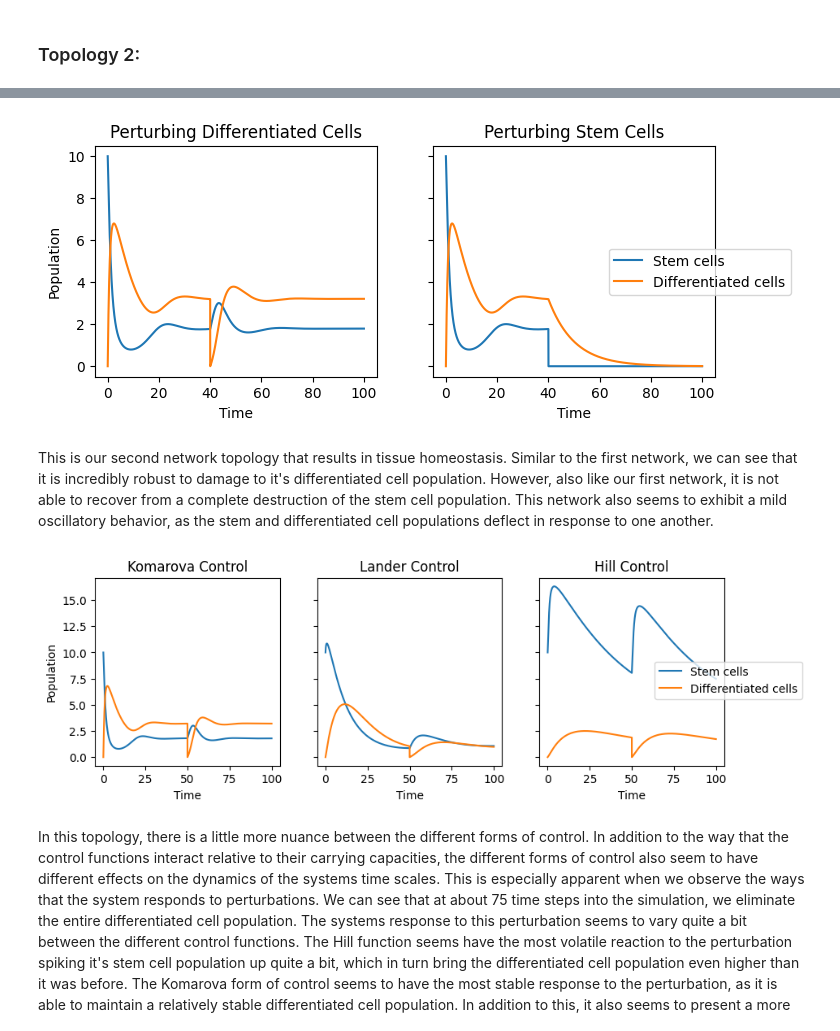
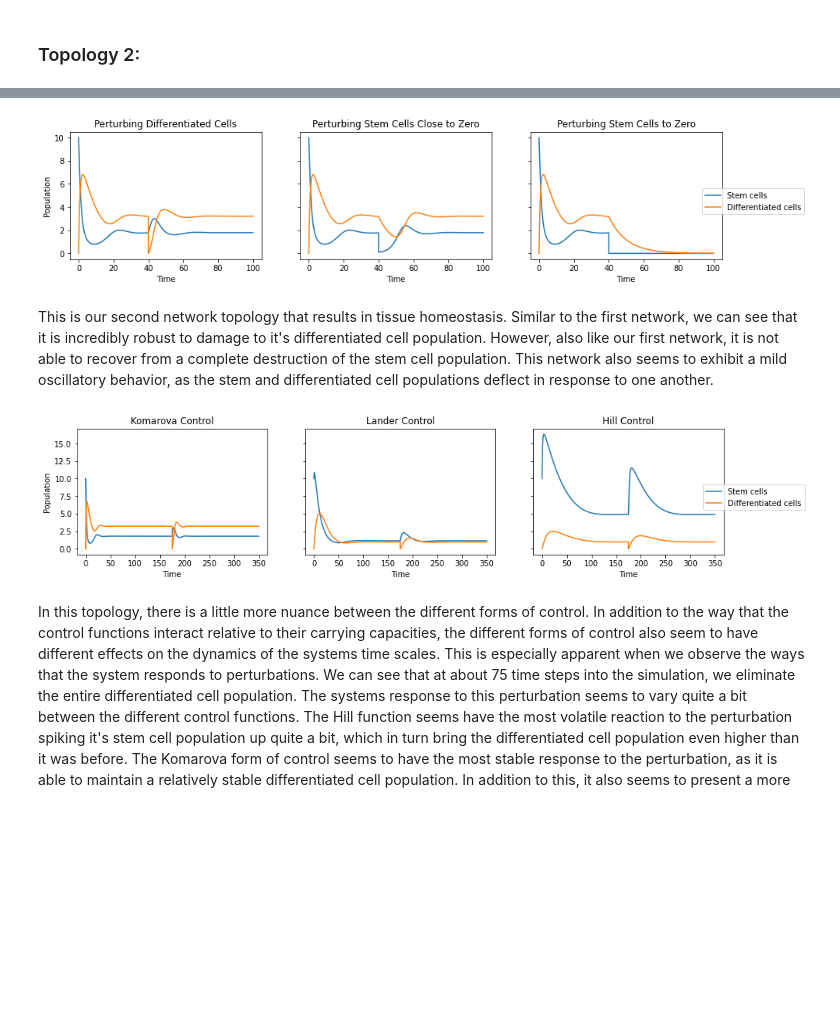
Before and after one commit to GJSeverino/Cell-Lineages, a Jupyter notebook: Nanohub_project.ipynb, the cells around one changed output, grey strips where cells are left out. Drawn from its saved outputs; the diff is of its cells as text; code cells hidden in the pictures; blank space fills up the shorter version.

```diff
--- a/Nanohub_project.ipynb
+++ b/Nanohub_project.ipynb
@@ -674,0 +696,9 @@ where $x$ is the population of stem cells, $y$ is the population of terminally d
+# %%
+Stem3ctr = threeCompartmentModel(
+  STEM='1', INTER='0', DIFF='0',
+  L_S='0.5',P_S='0.5',L_I='0.5',P_I='0.5',D='0.1',
+  Control=[inhib['komarova']('STEM','3'), inhib['komarova']('STEM','3'), inhib['komarova']('STEM','3'), '1','1'],
+  Events=[''])
+r = te.loada(Stem3ctr)
+s = r.simulate(0,200,10000)
+r.plot(title='STEM Three Control', xtitle='Time', ytitle='Population')
@@ -741,26 +788,26 @@ Komarova = twoCompartmentModel(
   STEM='10', DIFF='0',
   L='1',P='1',D='0.1',
   Control=[inhib['komarova']('STEM','5'), inhib['komarova']('DIFF','5'), '1'],
-  Events=['at time >75: DIFF = 0'])
+  Events=['at time >175: DIFF = 0'])
 Lander = twoCompartmentModel(
   STEM='10', DIFF='0',
   L='1',P='1',D='0.1',
   Control=[inhib['lander']('STEM','5'), inhib['lander']('DIFF','5'), '1'],
-  Events=['at time >75: DIFF = 0'])
+  Events=['at time >175: DIFF = 0'])
 Hill = twoCompartmentModel(
   STEM='10', DIFF='0',
   L='1',P='1',D='0.1',
   Control=[inhib['hill']('STEM','5', '4'), inhib['hill']('DIFF','5', '4'), '1'],
-  Events=['at time >75: DIFF = 0'])
+  Events=['at time >175: DIFF = 0'])
 
 r = te.loada(Komarova)
-s1 = r.simulate(0, 100, 10000,['STEM','DIFF'])
+s1 = r.simulate(0, 350, 10000,['STEM','DIFF'])
 r = te.loada(Lander)
-s2 = r.simulate(0, 100, 10000,['STEM','DIFF'])
+s2 = r.simulate(0, 350, 10000,['STEM','DIFF'])
 r = te.loada(Hill)
-s3 = r.simulate(0, 100, 10000,['STEM','DIFF'])
+s3 = r.simulate(0, 350, 10000,['STEM','DIFF'])
 
-time = np.arange(0, 100, 0.01)
+time = np.arange(0, 350, 0.035)
 fig, (ax1, ax2, ax3) = plt.subplots(1, 3,figsize=(10,3), sharex=True, sharey=True)
 ax1.plot(time, s1)
 ax1.set_title('Komarova Control')
@@ -787,34 +834,46 @@ In this network, stem cells are increasing the probability that they will differ
 # %%
 InhibExcite = twoCompartmentModel(
   STEM='10', DIFF='0',
   L='0.5',P='0.5',D='0.1',
   Control=[inhib['komarova']('DIFF','5'), excite['komarova']('STEM','5'), '1'],
   Events=['at time> 40: DIFF = 0;'])
+
+InhibExciteCloser = twoCompartmentModel(
+  STEM='10', DIFF='0',
+  L='0.5',P='0.5',D='0.1',
+  Control=[inhib['komarova']('DIFF','5'), excite['komarova']('STEM','5'), '1'],
+  Events=['at time> 40: STEM = 0.1;'])
+
 InhibExciteFail = twoCompartmentModel(
   STEM='10', DIFF='0',
   L='0.5',P='0.5',D='0.1',
   Control=[inhib['komarova']('DIFF','5'), excite['komarova']('STEM','5'), '1'],
   Events=['at time> 40: STEM = 0;'])
 
 r = te.loada(InhibExcite)
 s1 = r.simulate(0, 100, 10000,['STEM', 'DIFF'])
+r = te.loada(InhibExciteCloser)
+s2 = r.simulate(0, 100, 10000,['STEM', 'DIFF'])
 r = te.loada(InhibExciteFail)
-s2 = r.simulate(0, 100, 10000,['STEM', 'DIFF'])
+s3 = r.simulate(0, 100, 10000,['STEM', 'DIFF'])
 
 time = np.arange(0, 100, 0.01)
-fig, (ax1, ax2) = plt.subplots(1, 2,figsize=(8,3), sharex=True, sharey=True)
+fig, (ax1, ax2, ax3) = plt.subplots(1, 3,figsize=(15,3), sharex=True, sharey=True)
 ax1.plot(time, s1)
 ax1.set_title('Perturbing Differentiated Cells')
 ax1.set_xlabel('Time')
 ax1.set_ylabel('Population')
 ax2.plot(time, s2)
-ax2.set_title('Perturbing Stem Cells')
+ax2.set_title('Perturbing Stem Cells Close to Zero')
 ax2.set_xlabel('Time')
+ax3.plot(time, s3)
+ax3.set_title('Perturbing Stem Cells to Zero')
+ax3.set_xlabel('Time')
 
 fig.legend(['Stem cells', 'Differentiated cells'], loc='center right')
 plt.show()
 # %% [output]
-[figure, old version]
+[figure, new version]
 # %% [markdown]
 This is our second network topology that results in tissue homeostasis. Similar to the first network, we can see that it is incredibly robust to damage to it's differentiated cell population. However, also like our first network, it is not able to recover from a complete destruction of the stem cell population. This network also seems to exhibit a mild oscillatory behavior, as the stem and differentiated cell populations deflect in response to one another.
 # %%
@@ -822,27 +881,27 @@ Komarova = twoCompartmentModel(
   STEM='10', DIFF='0',
   L='0.5',P='0.5',D='0.1',
   Control=[inhib['komarova']('DIFF','5'), excite['komarova']('STEM','5'), '1'],
-  Events=['at time > 50: DIFF = 0'])
+  Events=['at time > 175: DIFF = 0'])
 Lander = twoCompartmentModel(
   STEM='10', DIFF='0',
   L='0.5',P='0.5',D='0.1',
   Control=[inhib['lander']('DIFF','5'), excite['lander']('STEM','5'), '1'],
-  Events=['at time > 50: DIFF = 0'])
+  Events=['at time > 175: DIFF = 0'])
 Hill = twoCompartmentModel(
   STEM='10', DIFF='0',
   L='0.5',P='0.5',D='0.1',
   Control=[inhib['hill']('DIFF','5','2'), excite['hill']('STEM','5','2'), '1'],
-  Events=['at time > 50: DIFF = 0'])
+  Events=['at time > 175: DIFF = 0'])
 
 r = te.loada(Komarova)
-s1 = r.simulate(0, 100, 10000,['STEM','DIFF'])
+s1 = r.simulate(0, 350, 10000,['STEM','DIFF'])
 r = te.loada(Lander)
-s2 = r.simulate(0, 100, 10000,['STEM','DIFF'])
+s2 = r.simulate(0, 350, 10000,['STEM','DIFF'])
 r = te.loada(Hill)
-s3 = r.simulate(0, 100, 10000,['STEM','DIFF'])
+s3 = r.simulate(0, 350, 10000,['STEM','DIFF'])
 
-time = np.arange(0, 100, 0.01)
-fig, (ax1, ax2, ax3) = plt.subplots(1, 3,figsize=(10,3), sharex=True, sharey=True)
+time = np.arange(0, 350, 0.035)
+fig, (ax1, ax2, ax3) = plt.subplots(1, 3,figsize=(15,3), sharex=True, sharey=True)
 ax1.plot(time, s1)
 ax1.set_title('Komarova Control')
 ax1.set_xlabel('Time')
@@ -856,7 +915,7 @@ ax3.set_xlabel('Time')
 fig.legend(['Stem cells','Differentiated cells'], loc='center right')
 plt.show()
 # %% [output]
-[figure, old version]
+[figure, new version]
 # %% [markdown]
 In this topology, there is a little more nuance between the different forms of control. In addition to the way that the control functions interact relative to their carrying capacities, the different forms of control also seem to have different effects on the dynamics of the systems time scales. This is especially apparent when we observe the ways that the system responds to perturbations. We can see that at about 75 time steps into the simulation, we eliminate the entire differentiated cell population. The systems response to this perturbation seems to vary quite a bit between the different control functions. The Hill function seems have the most volatile reaction to the perturbation spiking it's stem cell population up quite a bit, which in turn bring the differentiated cell population even higher than it was before. The Komarova form of control seems to have the most stable response to the perturbation, as it is able to maintain a relatively stable differentiated cell population. In addition to this, it also seems to present a more biologically accurate different in populations levels between the two cell types, as a tissue would not be expexted to have the same or greater amounts of stem cells as differentiated cells.
 # %% [markdown]
```
Also changed, not shown: parts of 28 cells of this notebook, 3 other files.
